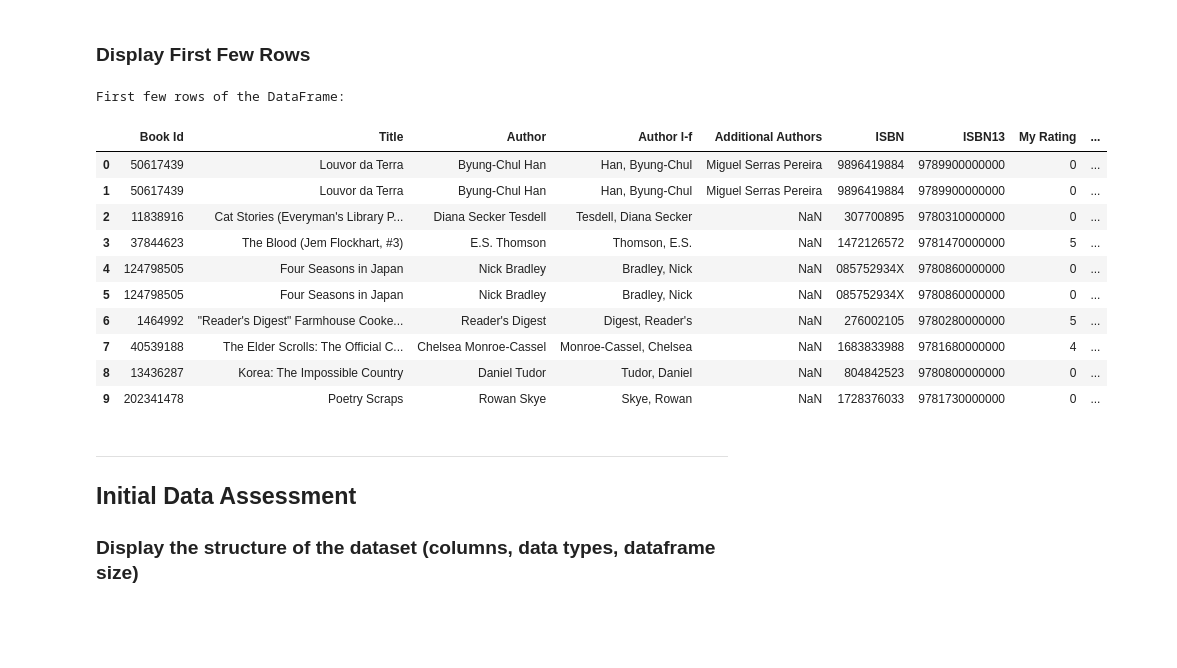
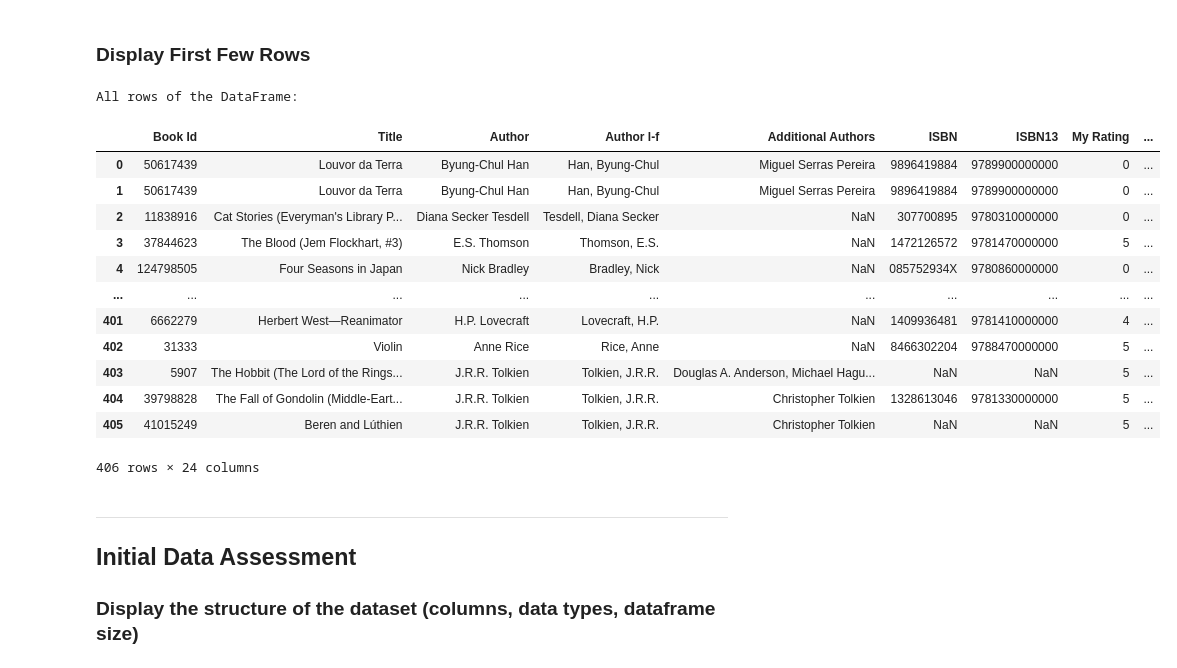
Before and after one commit to westrany/Data-Scrubbing-and-Cleaning-for-Improved-Analysis, a Jupyter notebook: Data_Cleaning_with_DataCleaner.ipynb, the cells around one changed output. Cells and saved outputs as stored; diff of their text form; code cells hidden in the pictures; blank space fills up the shorter version.

```diff
--- a/Data_Cleaning_with_DataCleaner.ipynb
+++ b/Data_Cleaning_with_DataCleaner.ipynb
@@ -31,27 +31,29 @@ df = pd.read_csv('unclean_goodreads_library_export.csv')
 # %%
 # Set display options to show all columns without truncation
 pd.set_option('display.max_columns', None)
 
 # Set display options to show full numbers without scientific notation
 # (forces the full number of ISBN13 values to appear instead of in scientific notation)
 pd.set_option('display.float_format', '{:.0f}'.format)
 
-# Display the first 10 rows of the DataFrame
-print("First few rows of the DataFrame:")
-display(df.iloc[:10])
+# Display all rows of the DataFrame
+print("All rows of the DataFrame:")
+display(df)
 # %% [output]
-First few rows of the DataFrame:
+All rows of the DataFrame:
 |  | Book Id | Title | Author | Author l-f | Additional Authors | ISBN | ISBN13 | My Rating | ... |
 | 0 | 50617439 | Louvor da Terra | Byung-Chul Han | Han, Byung-Chul | Miguel Serras Pereira | 9896419884 | 9789900000000 | 0 | ... |
 | 1 | 50617439 | Louvor da Terra | Byung-Chul Han | Han, Byung-Chul | Miguel Serras Pereira | 9896419884 | 9789900000000 | 0 | ... |
 | 2 | 11838916 | Cat Stories (Everyman's Library P... | Diana Secker Tesdell | Tesdell, Diana Secker | NaN | 307700895 | 9780310000000 | 0 | ... |
 | 3 | 37844623 | The Blood (Jem Flockhart, #3) | E.S. Thomson | Thomson, E.S. | NaN | 1472126572 | 9781470000000 | 5 | ... |
 | 4 | 124798505 | Four Seasons in Japan | Nick Bradley | Bradley, Nick | NaN | 085752934X | 9780860000000 | 0 | ... |
-| 5 | 124798505 | Four Seasons in Japan | Nick Bradley | Bradley, Nick | NaN | 085752934X | 9780860000000 | 0 | ... |
-| 6 | 1464992 | "Reader's Digest" Farmhouse Cooke... | Reader's Digest | Digest, Reader's | NaN | 276002105 | 9780280000000 | 5 | ... |
-| 7 | 40539188 | The Elder Scrolls: The Official C... | Chelsea Monroe-Cassel | Monroe-Cassel, Chelsea | NaN | 1683833988 | 9781680000000 | 4 | ... |
-| 8 | 13436287 | Korea: The Impossible Country | Daniel Tudor | Tudor, Daniel | NaN | 804842523 | 9780800000000 | 0 | ... |
-| 9 | 202341478 | Poetry Scraps | Rowan Skye | Skye, Rowan | NaN | 1728376033 | 9781730000000 | 0 | ... |
+| ... | ... | ... | ... | ... | ... | ... | ... | ... | ... |
+| 401 | 6662279 | Herbert West—Reanimator | H.P. Lovecraft | Lovecraft, H.P. | NaN | 1409936481 | 9781410000000 | 4 | ... |
+| 402 | 31333 | Violin | Anne Rice | Rice, Anne | NaN | 8466302204 | 9788470000000 | 5 | ... |
+| 403 | 5907 | The Hobbit (The Lord of the Rings... | J.R.R. Tolkien | Tolkien, J.R.R. | Douglas A. Anderson, Michael Hagu... | NaN | NaN | 5 | ... |
+| 404 | 39798828 | The Fall of Gondolin (Middle-Eart... | J.R.R. Tolkien | Tolkien, J.R.R. | Christopher Tolkien | 1328613046 | 9781330000000 | 5 | ... |
+| 405 | 41015249 | Beren and Lúthien | J.R.R. Tolkien | Tolkien, J.R.R. | Christopher Tolkien | NaN | NaN | 5 | ... |
+406 rows × 24 columns
 # %% [markdown]
 ---
 
```
Also changed, not shown: parts of 31 cells of this notebook.
